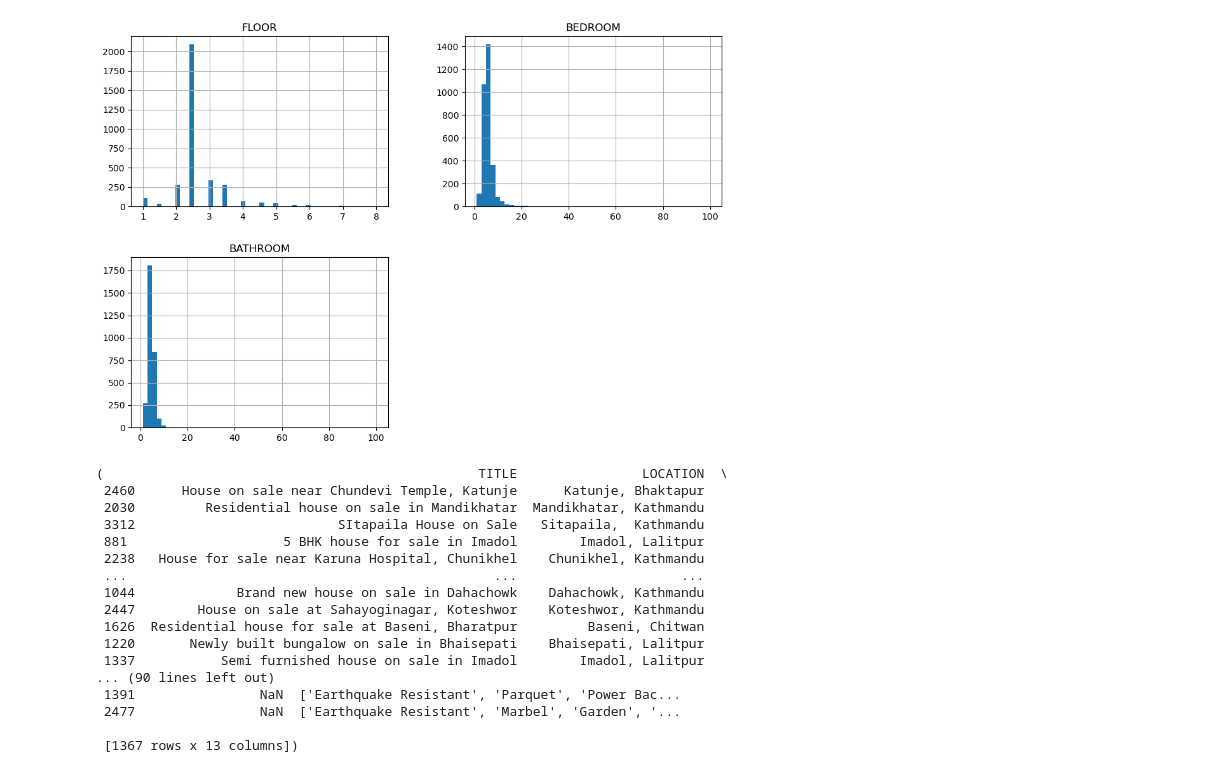
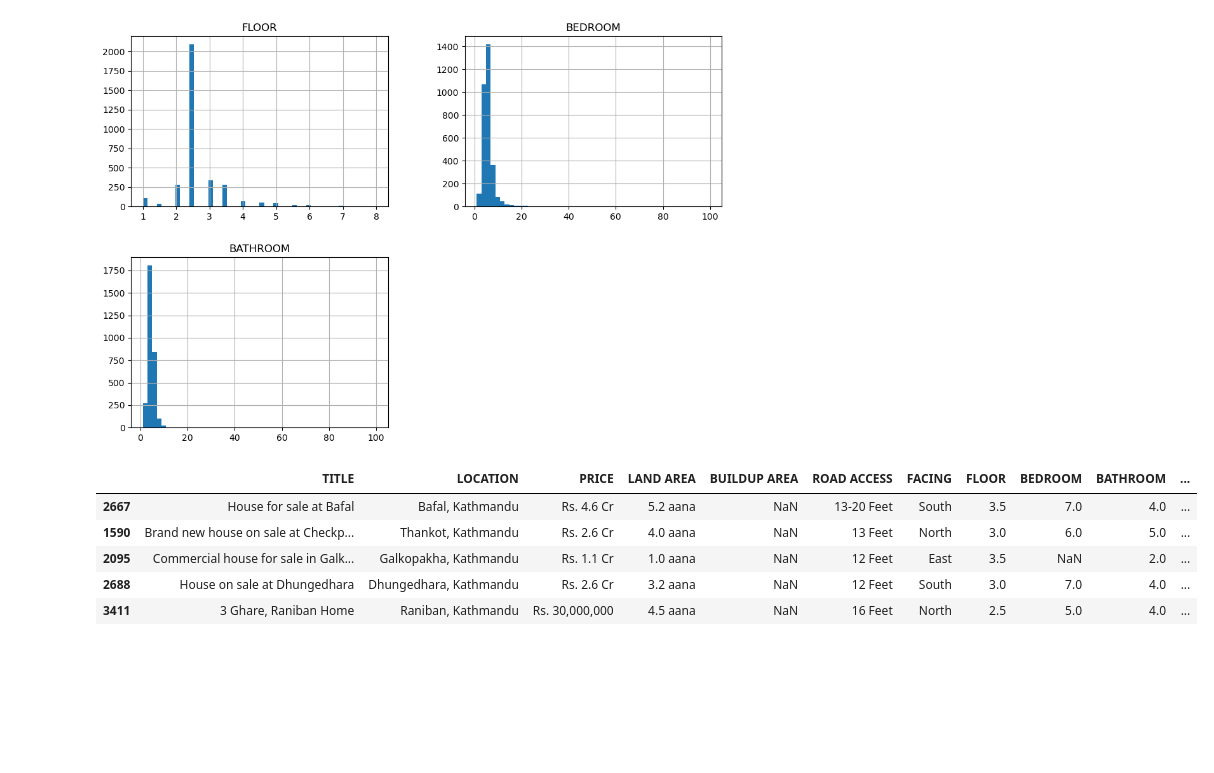
Before and after one commit to AlsonBasnet7/ipynb, a Jupyter notebook: scikitlearn/ktmhouse/ktmhouse.ipynb, the cells around one changed output. Cells and saved outputs as stored; diff of their text form; code cells hidden in the pictures; blank space fills up the shorter version.

```diff
--- a/scikitlearn/ktmhouse/ktmhouse.ipynb
+++ b/scikitlearn/ktmhouse/ktmhouse.ipynb
@@ -98,22 +99,13 @@ def shuffle_and_split(data,test_ratio):
     train_indices = shuffle_indices[test_set_size:]
     return data.iloc[train_indices],data.iloc[test_indices]
 # %%
-shuffle_and_split(df,0.4)
+train, test=shuffle_and_split(df,0.4)
-# %% [output]
-(                                                TITLE                LOCATION  \
- 2460      House on sale near Chundevi Temple, Katunje      Katunje, Bhaktapur
- 2030         Residential house on sale in Mandikhatar  Mandikhatar, Kathmandu
- 3312                          SItapaila House on Sale   Sitapaila,  Kathmandu
- 881                    5 BHK house for sale in Imadol        Imadol, Lalitpur
- 2238   House for sale near Karuna Hospital, Chunikhel    Chunikhel, Kathmandu
- ...                                               ...                     ...
- 1044             Brand new house on sale in Dahachowk    Dahachowk, Kathmandu
- 2447        House on sale at Sahayoginagar, Koteshwor    Koteshwor, Kathmandu
- 1626  Residential house for sale at Baseni, Bharatpur         Baseni, Chitwan
- 1220       Newly built bungalow on sale in Bhaisepati    Bhaisepati, Lalitpur
- 1337           Semi furnished house on sale in Imadol        Imadol, Lalitpur
-... (90 lines left out)
- 1391                NaN  ['Earthquake Resistant', 'Parquet', 'Power Bac...
- 2477                NaN  ['Earthquake Resistant', 'Marbel', 'Garden', '...
-
- [1367 rows x 13 columns])
+# %%
+train.head()
+# %% [output]
+|  | TITLE | LOCATION | PRICE | LAND AREA | BUILDUP AREA | ROAD ACCESS | FACING | FLOOR | BEDROOM | BATHROOM | ... |
+| 2667 | House for sale at Bafal | Bafal, Kathmandu | Rs. 4.6 Cr | 5.2 aana | NaN | 13-20 Feet | South | 3.5 | 7.0 | 4.0 | ... |
+| 1590 | Brand new house on sale at Checkp... | Thankot, Kathmandu | Rs. 2.6 Cr | 4.0 aana | NaN | 13 Feet | North | 3.0 | 6.0 | 5.0 | ... |
+| 2095 | Commercial house for sale in Galk... | Galkopakha, Kathmandu | Rs. 1.1 Cr | 1.0 aana | NaN | 12 Feet | East | 3.5 | NaN | 2.0 | ... |
+| 2688 | House on sale at Dhungedhara | Dhungedhara, Kathmandu | Rs. 2.6 Cr | 3.2 aana | NaN | 12 Feet | South | 3.0 | 7.0 | 4.0 | ... |
+| 3411 | 3 Ghare, Raniban Home | Raniban, Kathmandu | Rs. 30,000,000 | 4.5 aana | NaN | 16 Feet | North | 2.5 | 5.0 | 4.0 | ... |
```
Also changed, not shown: parts of 3 cells of this notebook.
